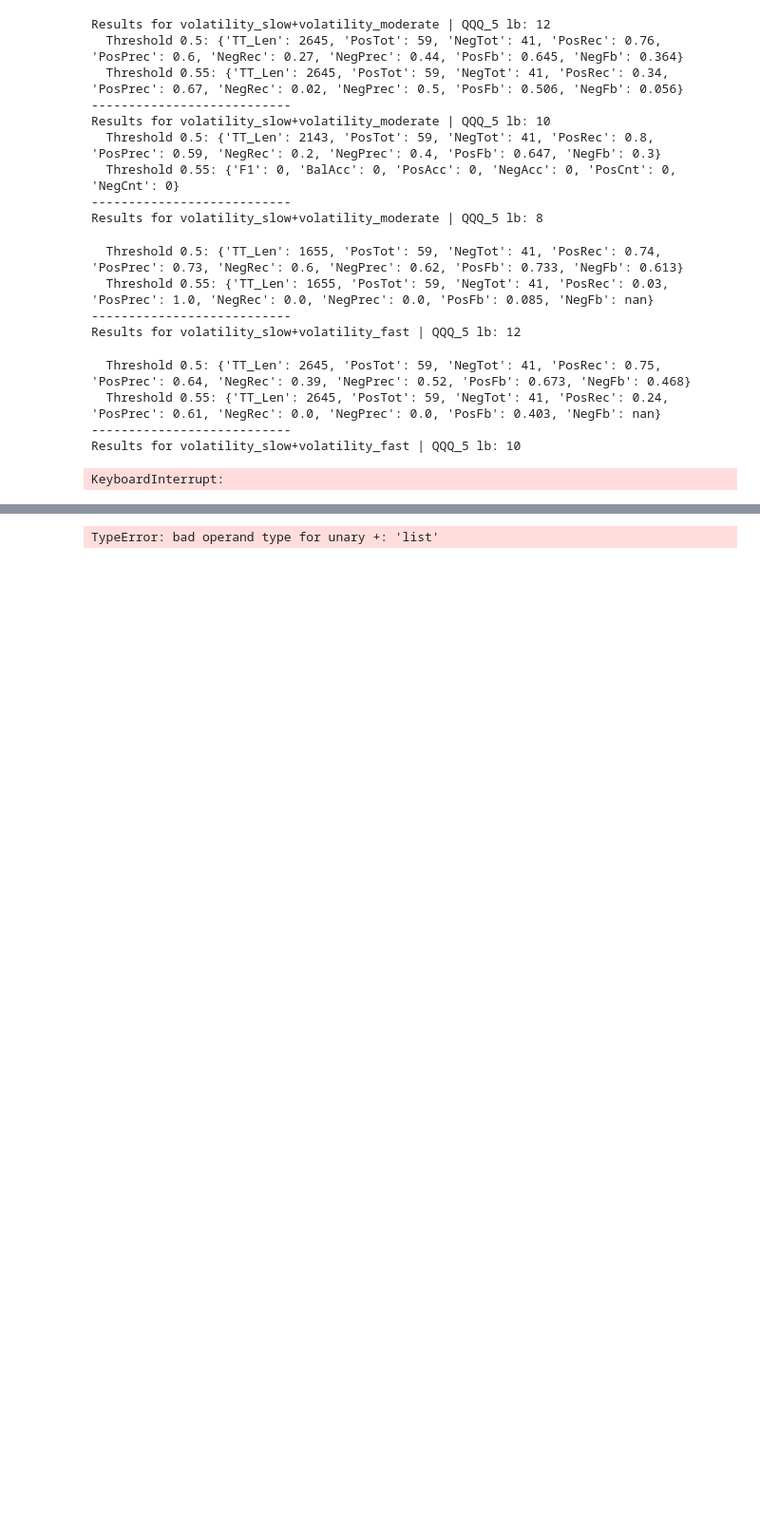
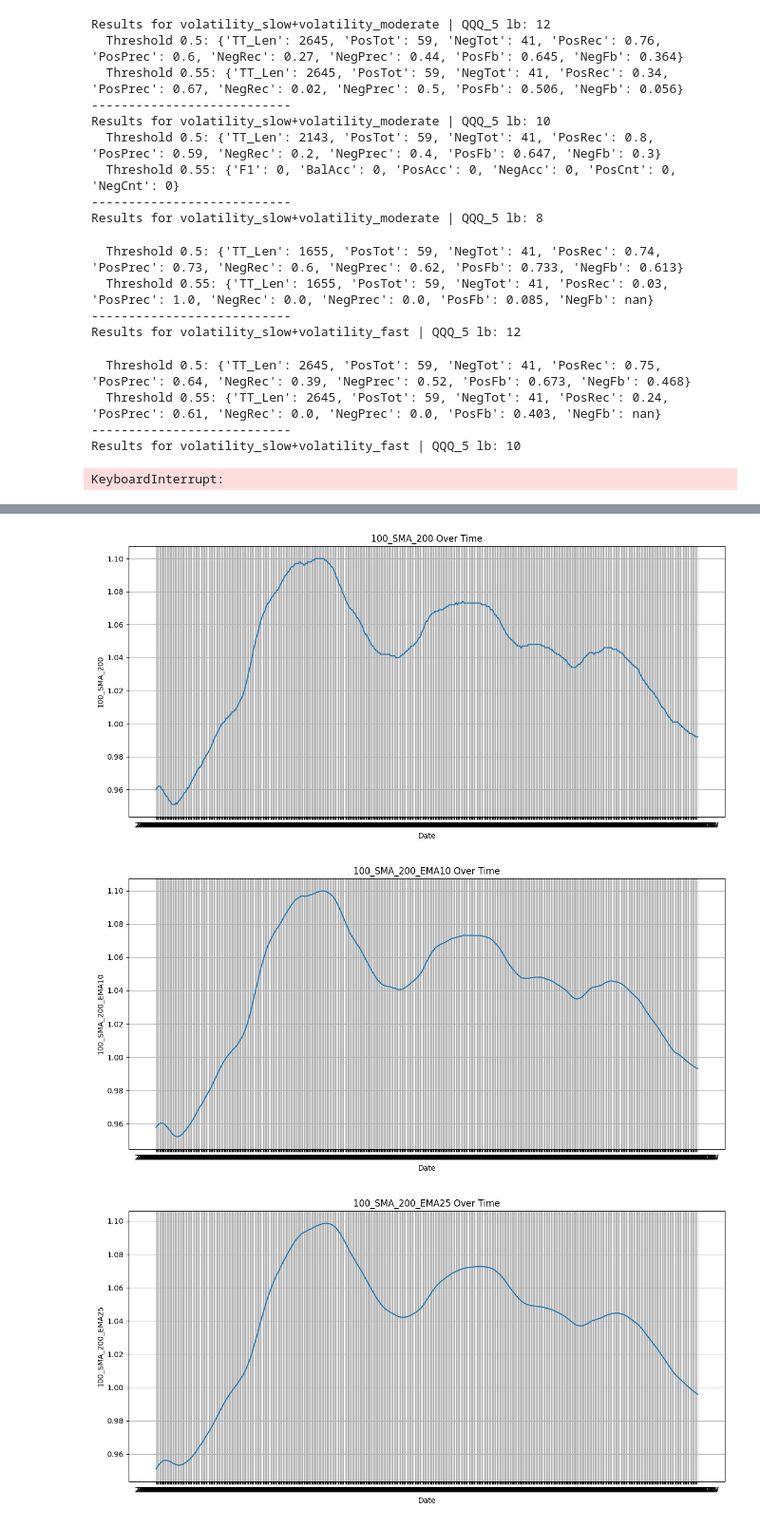
Before and after one commit to bchase17/Fracturion, a Jupyter notebook: Experimentation - Leo/Leo.ipynb, the cells around one changed output, grey strips where cells are left out. Shown at 95% size. Drawn from its saved outputs; the diff is of its cells as text; code cells hidden in the pictures; blank space fills up the shorter version.

```diff
--- a/Experimentation - Leo/Leo.ipynb
+++ b/Experimentation - Leo/Leo.ipynb
@@ -190,6 +190,8 @@ momentum_fast = tags[(tags['Type'] == 'Raw') & (tags['Category'] == 'momentum')
 # If you want to smooth a hyper fast variable --> windows must be added to extract function and group_cols to work
 raw_volatility_fast_25 = [f"{col}_EMA25" for col in volatility_fast]
 raw_momentum_fast_25 = [f"{col}_EMA25" for col in momentum_fast]
+trend_slow_25 = [f"{col}_EMA25" for col in trend_slow]
+trend_ratio_slow_25 = [f"{col}_EMA25" for col in trend_ratio_slow]
 
 # 1) Map your 15 groups to their feature‐lists
 group_cols = {
@@ -325,20 +323,26 @@ raw_volatility_fast_25
 # %%
 import matplotlib.pyplot as plt
 #df = extract('QQQ', returns, lb, raw_all, windows=[10,25])
 
-cols = duration_fast + trend_fast + raw_volatility_fast_25 + trend_ratio_slow + raw_momentum_fast_25 + volatility_slow
+cols = trend_slow + trend_slow_25 + trend_ratio_slow + trend_ratio_slow_25
+cols = ['100_SMA_200', '100_SMA_200_EMA10', '100_SMA_200_EMA25',
+        '100_EMA_200', '100_EMA_200_EMA10', '100_EMA_200_EMA25',
+        '50_SMA_100', '50_SMA_100_EMA10', '50_SMA_100_EMA25',
+        '25_EMA_50', '25_EMA_50_EMA10', '25_EMA_50_EMA25']
 
 for col in cols:
     try:
         plt.figure(figsize=(12, 6))
         plt.plot(df['Date'].iloc[:650].sort_index(ascending=True), df[col].iloc[:650].sort_index(ascending=True))
         plt.xlabel('Date')
         plt.ylabel(f'{col}')
         plt.title(f'{col} Over Time')
         plt.grid(True)
         plt.tight_layout()
         plt.show()
     except KeyError:
         continue
 # %% [output]
-TypeError: bad operand type for unary +: 'list'
+[figure, added]
+[figure, added]
+[figure, added]
```
Also changed, not shown: parts of 3 cells of this notebook, 4 other files.
